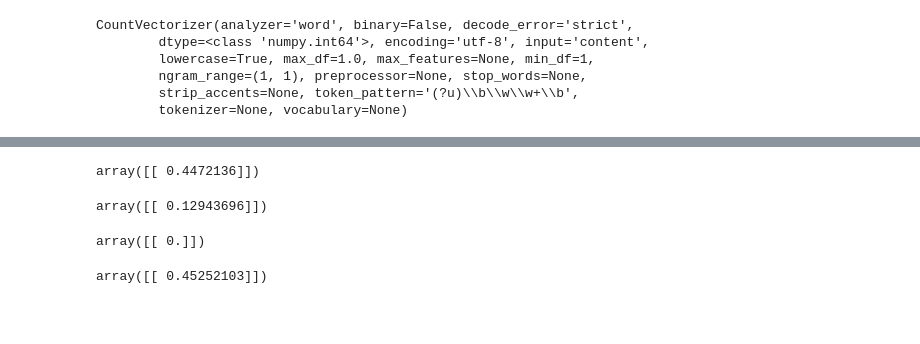
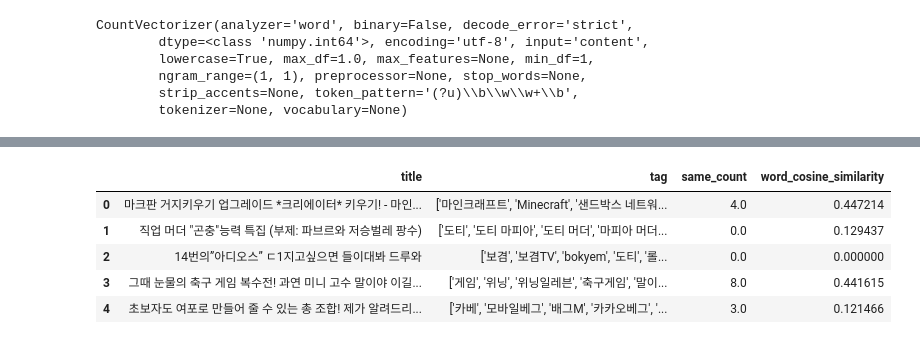
Before and after one commit to daesookimds/YouTube-Video-Hits-Prediction, a Jupyter notebook: Tag - Title - Similarity.ipynb, the cells around one changed output, grey strips where cells are left out. Saved outputs shown, nothing was run; the diff lists cells and outputs as text; code cells hidden in the pictures; blank space fills up the shorter version.

```diff
--- a/Tag - Title - Similarity.ipynb
+++ b/Tag - Title - Similarity.ipynb
@@ -263,0 +268,12 @@ vect2 = CountVectorizer()
+# %%
+train["same_count"] = np.nan
+for idx in tqdm(range(0, len(train))):
+    try:
+        if train.loc[idx, "tag_list"] == []:
+            train.loc[idx, "same_count"] = 0
+        else:
+            vect = CountVectorizer(analyzer='word',token_pattern=r"(?u)\b\w+\b")
+            vect.fit(train["tag_list"].loc[idx])
+            train.loc[idx, "same_count"]= vect.transform([train["title"].loc[idx]]).toarray().sum()
+    except:
+        vect2 = CountVectorizer(analyzer='char')
@@ -264,3 +302,5 @@ vect2 = CountVectorizer()
+# %%
+vect2 = CountVectorizer(analyzer='word', token_pattern=r"(?u)\b\w+\b")
 # %%
 vect2.fit(train["tag"])
 # %% [output]
@@ -301,18 +322,19 @@ array([[0, 0, 0, ..., 0, 0, 0]])
 # %%
 from sklearn.metrics.pairwise import cosine_similarity
 # %%
-cosine_similarity(vect2.transform([train["tag"].loc[0]]).toarray(), vect2.transform([train["title"].loc[0]]).toarray())
+train["word_cosine_similarity"] = np.nan
+
+for idx in tqdm(range(0, len(train))):
+    tag_vect = vect2.transform([train["tag"].loc[idx]]).toarray()
+    title_vect = vect2.transform([train["title"].loc[idx]]).toarray()
+    similarity = cosine_similarity(tag_vect, title_vect)
+    train.loc[idx, "word_cosine_similarity"] = similarity[0]
-# %% [output]
-array([[ 0.4472136]])
-# %%
-cosine_similarity(vect2.transform([train["tag"].loc[1]]).toarray(), vect2.transform([train["title"].loc[1]]).toarray())
-# %% [output]
-array([[ 0.12943696]])
-# %%
-cosine_similarity(vect2.transform([train["tag"].loc[2]]).toarray(), vect2.transform([train["title"].loc[2]]).toarray())
-# %% [output]
-array([[ 0.]])
-# %%
-cosine_similarity(vect2.transform([train["tag"].loc[3]]).toarray(), vect2.transform([train["title"].loc[3]]).toarray())
-# %% [output]
-array([[ 0.45252103]])
+# %%
+train[["title","tag","same_count", "word_cosine_similarity"]].head()
+# %% [output]
+|  | title | tag | same_count | word_cosine_similarity |
+| 0 | 마크판 거지키우기 업그레이드 *크리에이터* 키우기! - 마인... | ['마인크래프트', 'Minecraft', '샌드박스 네트워... | 4.0 | 0.447214 |
+| 1 | 직업 머더 "곤충"능력 특집 (부제: 파브르와 저승벌레 팡수) | ['도티', '도티 마피아', '도티 머더', '마피아 머더... | 0.0 | 0.129437 |
+| 2 | 14번의”아디오스” ㄷ1지고싶으면 들이대봐 드루와 | ['보겸', '보겸TV', 'bokyem', '도티', '롤... | 0.0 | 0.000000 |
+| 3 | 그때 눈물의 축구 게임 복수전! 과연 미니 고수 말이야 이길... | ['게임', '위닝', '위닝일레븐', '축구게임', '말이... | 8.0 | 0.441615 |
+| 4 | 초보자도 여포로 만들어 줄 수 있는 총 조합! 제가 알려드리... | ['카베', '모바일베그', '배그M', '카카오베그', '... | 3.0 | 0.121466 |
```
Also changed, not shown: parts of 16 cells of this notebook.
